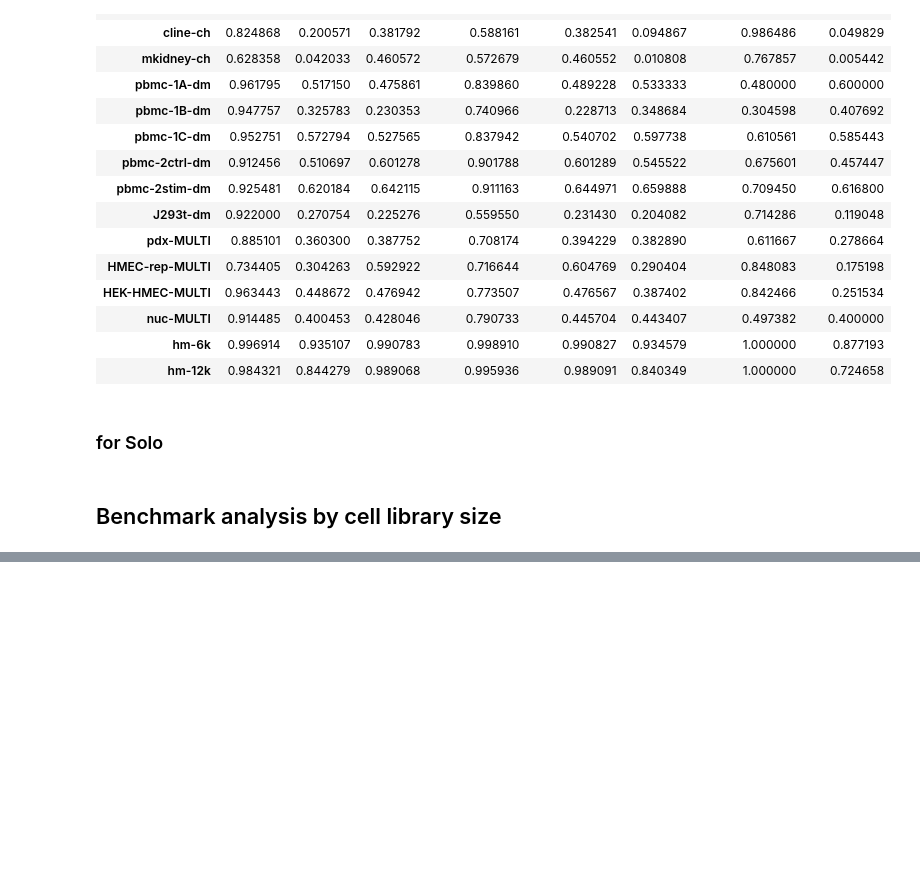
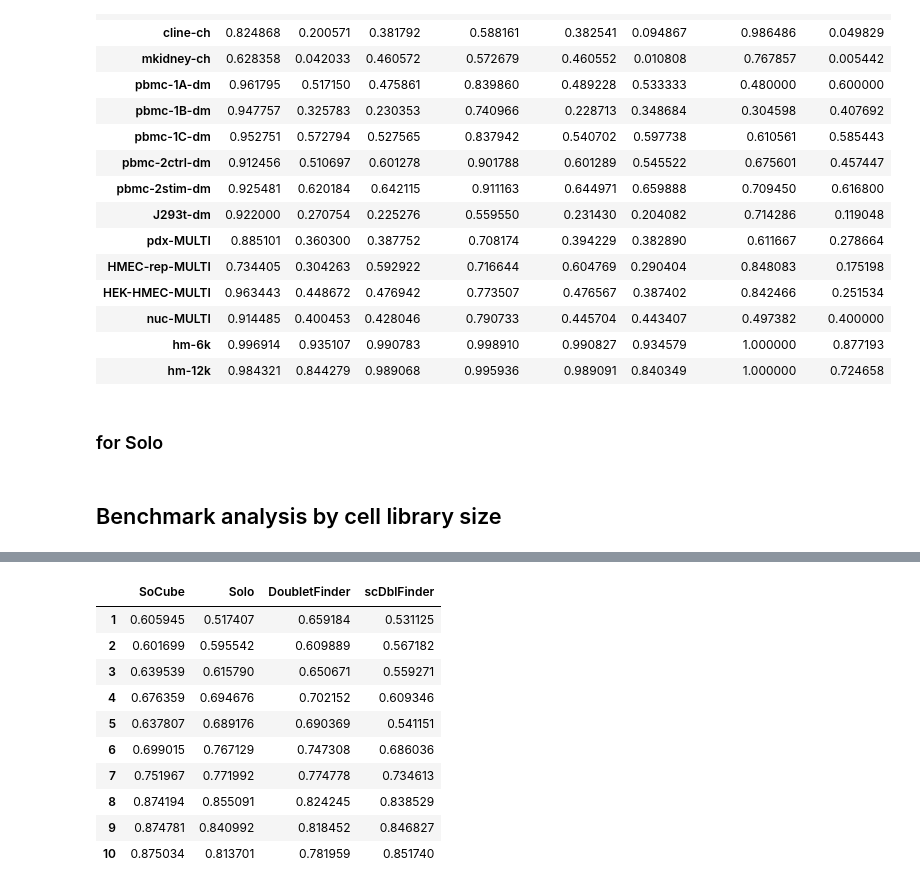
Before and after one commit to GCS-ZHN/socube, a Jupyter notebook: notebook/soube_analysis.ipynb, the cells around one changed output, grey strips where cells are left out. Saved outputs shown, nothing was run; the diff lists cells and outputs as text; code cells hidden in the pictures; blank space fills up the shorter version.

```diff
--- a/notebook/soube_analysis.ipynb
+++ b/notebook/soube_analysis.ipynb
@@ -637,0 +665,16 @@ for dataset, socube_dir in dataset_dict.items():
+# %%
+AUROC_result = pd.concat([dat["binary_AUROC"] for dat in data], axis = 1)
+AUROC_result.columns = ["SoCube", "Solo", "DoubletFinder", "scDblFinder"]
+AUROC_result
+# %% [output]
+|  | SoCube | Solo | DoubletFinder | scDblFinder |
+| 1 | 0.605945 | 0.517407 | 0.659184 | 0.531125 |
+| 2 | 0.601699 | 0.595542 | 0.609889 | 0.567182 |
+| 3 | 0.639539 | 0.615790 | 0.650671 | 0.559271 |
+| 4 | 0.676359 | 0.694676 | 0.702152 | 0.609346 |
+| 5 | 0.637807 | 0.689176 | 0.690369 | 0.541151 |
+| 6 | 0.699015 | 0.767129 | 0.747308 | 0.686036 |
+| 7 | 0.751967 | 0.771992 | 0.774778 | 0.734613 |
+| 8 | 0.874194 | 0.855091 | 0.824245 | 0.838529 |
+| 9 | 0.874781 | 0.840992 | 0.818452 | 0.846827 |
+| 10 | 0.875034 | 0.813701 | 0.781959 | 0.851740 |
```
Also changed, not shown: parts of 8 cells of this notebook.
